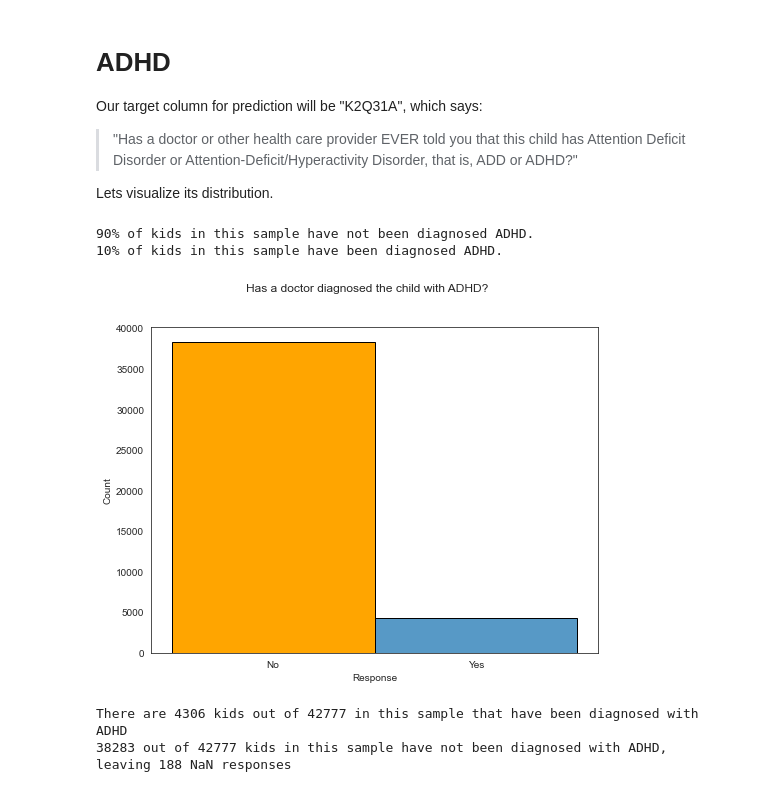
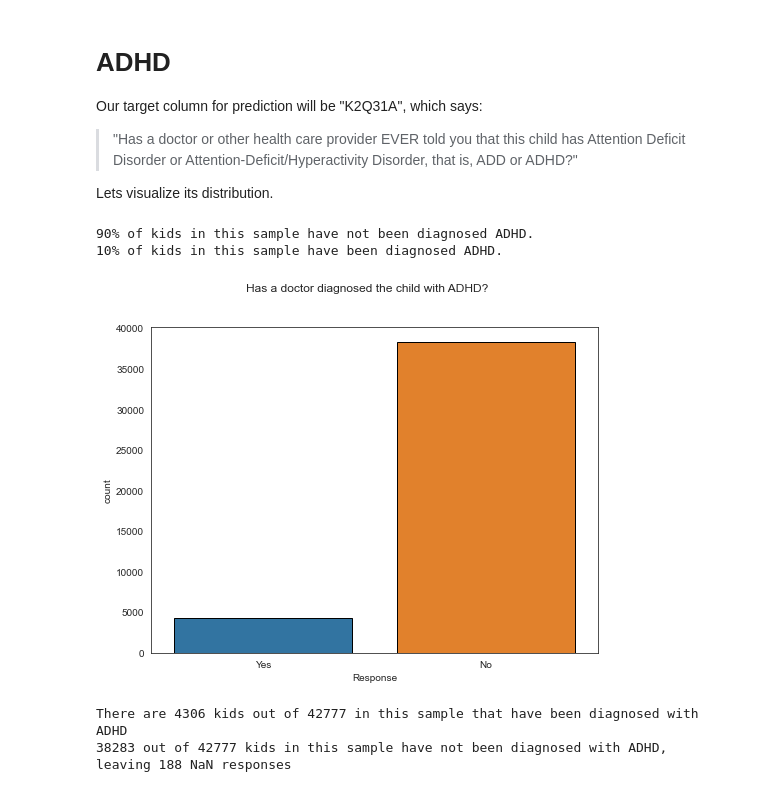
Before and after one commit to austint1121/Undiagnosed-ADHD-Identification, a Jupyter notebook: Notebooks/EDA.ipynb, the cells around one changed output. Drawn from its saved outputs; the diff is of its cells as text; code cells hidden in the pictures.

```diff
--- a/Notebooks/EDA.ipynb
+++ b/Notebooks/EDA.ipynb
@@ -106,27 +114,23 @@ Lets visualize its distribution.
 # %%
 # Replacing numbers with words for easier plotting
 adhd_yn = nsch['K2Q31A'].replace({1: 'Yes', 2: 'No'})
 
 # Plotting
 fig, ax = plt.subplots(figsize=(8, 6))
-adhd_figure = sns.histplot(adhd_yn, ax=ax, edgecolor='black')
+adhd_figure = sns.countplot(adhd_yn, ax=ax, edgecolor='black', order=['Yes', 'No'])
 plt.suptitle('Has a doctor diagnosed the child with ADHD?')
 adhd_figure.set(xlabel='Response')
 
-# Manually setting color
-ax.patches[0].set_color('orange')
-ax.patches[0].set_edgecolor('black');
-# Printing out numbers
 
 # Percentages of kids with ADHD
 no_adhd_p, yes_adhd_p = adhd_yn.value_counts(normalize=True)
 
 print(f'{no_adhd_p*100:.0f}% of kids in this sample have not been diagnosed ADHD.')
 print(f'{yes_adhd_p*100:.0f}% of kids in this sample have been diagnosed ADHD.')
 # %% [output]
 90% of kids in this sample have not been diagnosed ADHD.
 10% of kids in this sample have been diagnosed ADHD.
-[figure, old version]
+[figure, new version]
 # %%
 no_adhd, yes_adhd = adhd_yn.value_counts()
 print(f'There are {yes_adhd} kids out of {total_rows} in this sample that have been diagnosed with ADHD')
```
Also changed, not shown: parts of 7 cells of this notebook.
